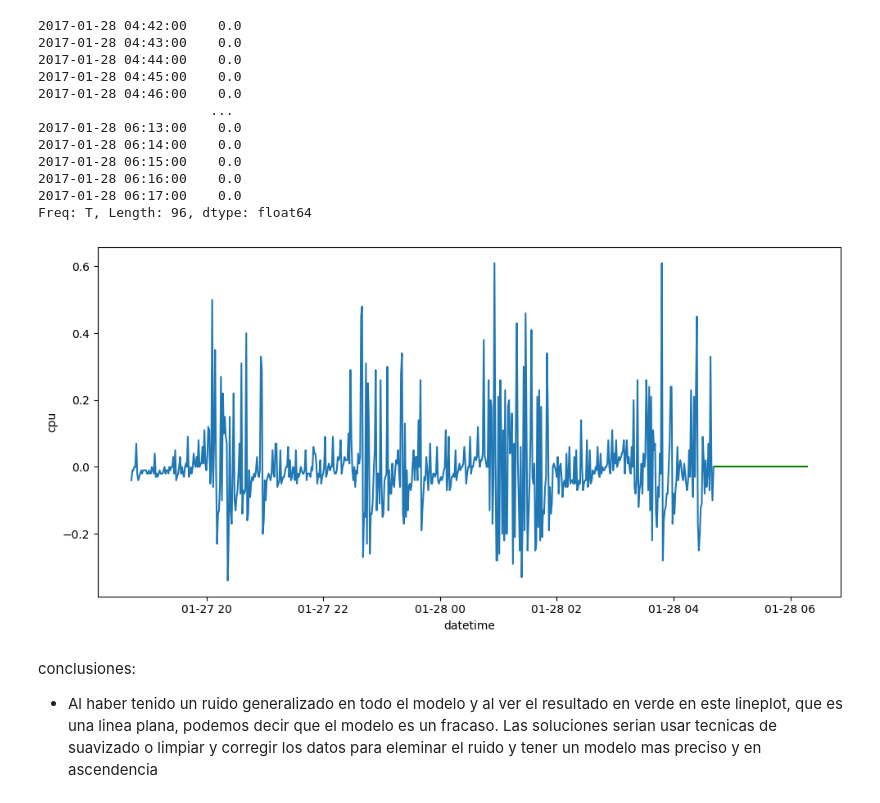
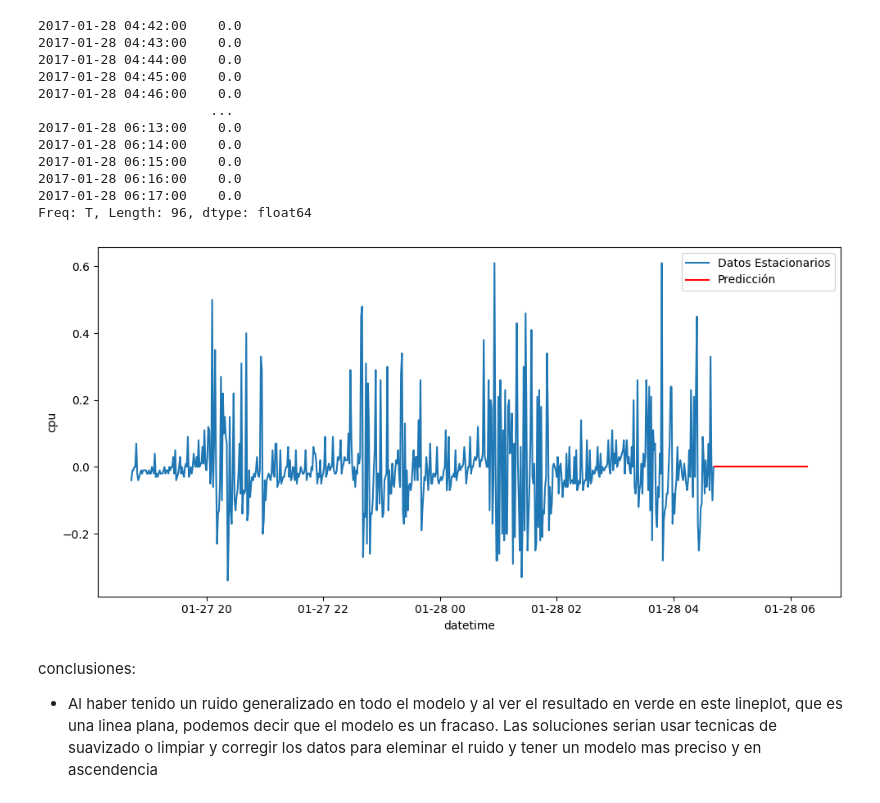
Before and after one commit to jaimed411/023-PROYECTO1-Alternative-time-series-project, a Jupyter notebook: src/explore.ipynb, the cells around one changed output. Drawn from its saved outputs; the diff is of its cells as text; code cells hidden in the pictures.

```diff
--- a/src/explore.ipynb
+++ b/src/explore.ipynb
@@ -259,16 +260,16 @@ Freq: T, Length: 96, dtype: float64
 # %%
 import matplotlib.pyplot as plt
 
 fig, axis = plt.subplots(figsize = (10, 5))
 
-sns.lineplot(data = ts_stationary)
-sns.lineplot(data = forecast, c = "green")
+sns.lineplot(data = ts_stationary, label='Datos Estacionarios')
+sns.lineplot(data = forecast, c = "red", label='Predicción')
 
 plt.tight_layout()
 
 plt.show()
 # %% [output]
-[figure, old version]
+[figure, new version]
 # %% [markdown]
 conclusiones:
 - Al haber tenido un ruido generalizado en todo el modelo y al ver el resultado en verde en este lineplot, que es una linea plana, podemos decir que el modelo es un fracaso. Las soluciones serian usar tecnicas de suavizado o limpiar y corregir los datos para eleminar el ruido y tener un modelo mas preciso y en ascendencia
```
Also changed, not shown: parts of 6 cells of this notebook.
